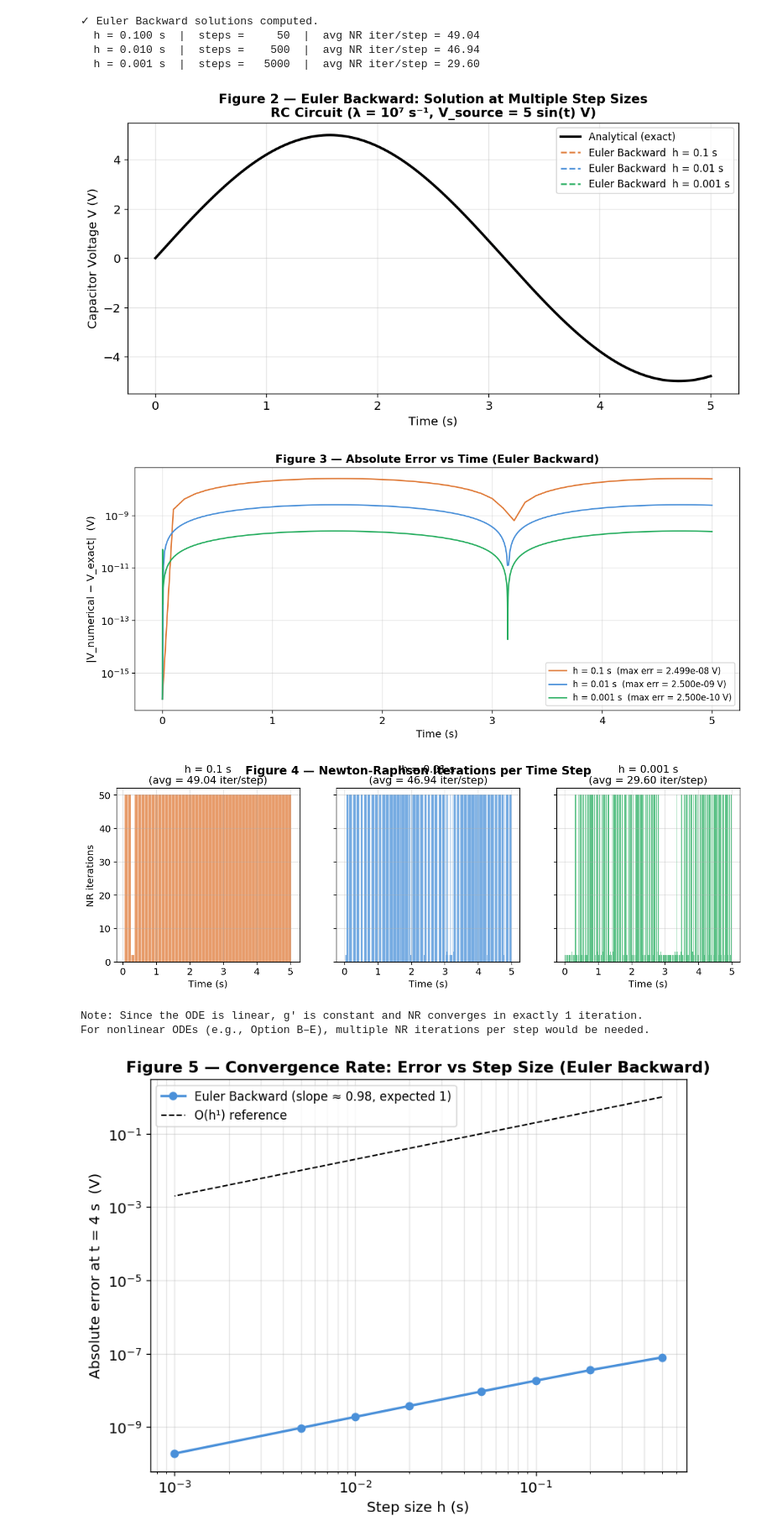
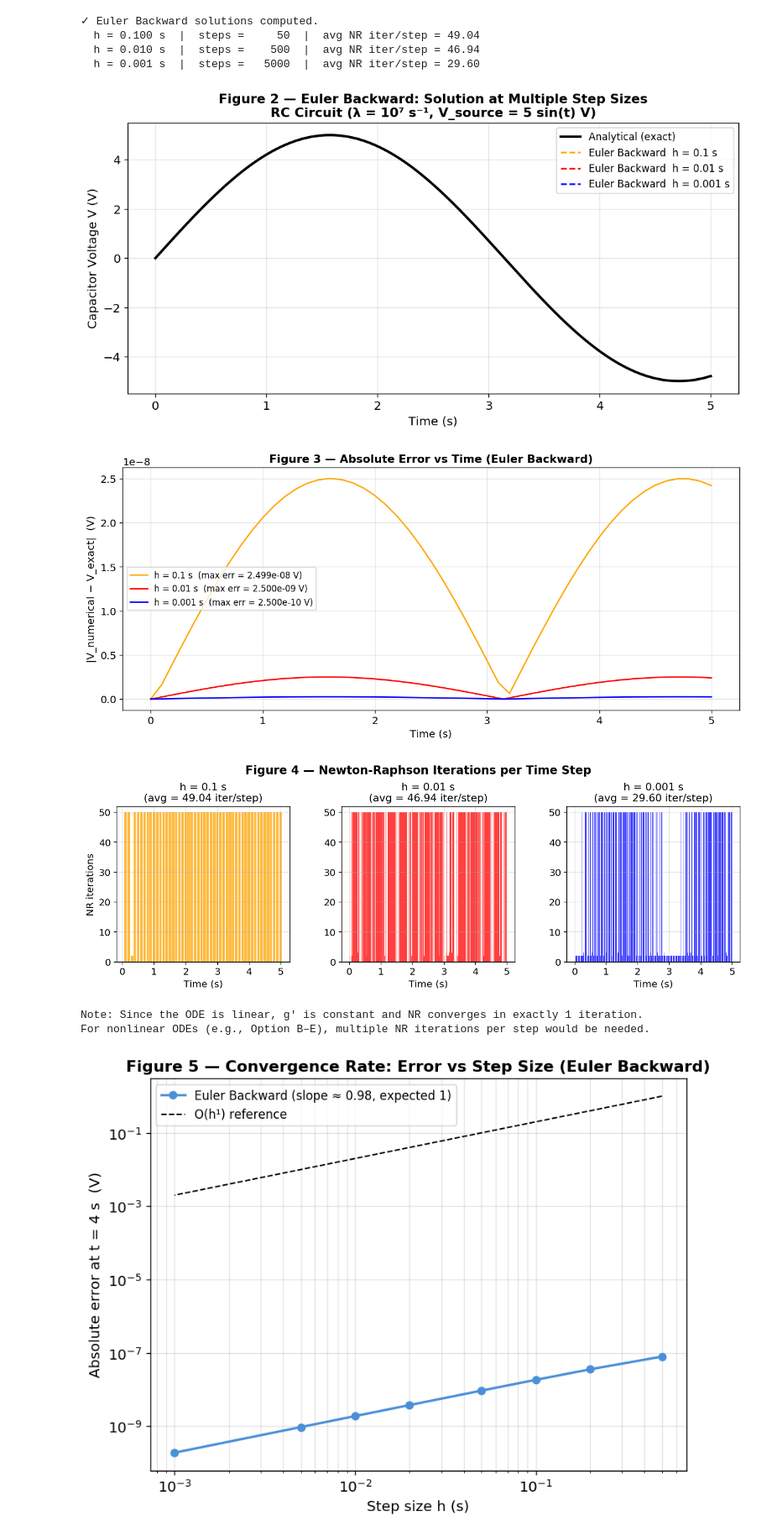
Before and after one commit to akshaymall/COE311K, a Jupyter notebook: Final Project/Mallireddy_Ramaakshay_COE311K_FinalProject.ipynb, the cells around one changed output. Shown at 84% size. Drawn from its saved outputs; the diff is of its cells as text; code cells hidden in the pictures.

```diff
--- a/Final Project/Mallireddy_Ramaakshay_COE311K_FinalProject.ipynb
+++ b/Final Project/Mallireddy_Ramaakshay_COE311K_FinalProject.ipynb
@@ -1051,9 +1070,23 @@ for h in h_list:
 fig, ax = plt.subplots(figsize=(11, 5))
 ax.plot(t_ref, V_ref, 'k-', lw=2.5, label='Analytical (exact)', zorder=5)
 
-for h, col in zip(h_list, colors):
-    t_e, V_e, _ = eb_results[h]
-    ax.plot(t_e, V_e, '--', color=col, lw=1.6, label=f'Euler Backward  h = {h} s')
+h = h_list[0]
+col = colors[0]
+t_e, V_e, _ = eb_results[h]
+ax.plot(t_e, V_e, '--', color='orange', lw=1.6,
+        label=f'Euler Backward  h = {h} s')
+
+h = h_list[1]
+col = colors[1]
+t_e, V_e, _ = eb_results[h]
+ax.plot(t_e, V_e, '--', color='red', lw=1.6,
+        label=f'Euler Backward  h = {h} s')
+
+h = h_list[2]
+col = colors[2]
+t_e, V_e, _ = eb_results[h]
+ax.plot(t_e, V_e, '--', color='blue', lw=1.6,
+        label=f'Euler Backward  h = {h} s')
 
 ax.set_xlabel('Time (s)')
 ax.set_ylabel('Capacitor Voltage V (V)')
@@ -1063,80 +1096,93 @@ ax.legend()
 ax.grid(True, alpha=0.35)
 plt.show()
 # %% [output]
-[figure, old version]
+[figure, new version]
 # %%
 # ─────────────────────────────────────────────────────────────────────────────
 # Figure 3 — Absolute error vs time for each step size
 # ─────────────────────────────────────────────────────────────────────────────
 fig, ax = plt.subplots(figsize=(11, 5))
 
-for h, col in zip(h_list, colors):
-    t_e, V_e, _ = eb_results[h]
-    V_exact = analytical_V(t_e)
-    error   = np.abs(V_e - V_exact)
-    ax.semilogy(t_e, error + 1e-16, '-', color=col, lw=1.6,
-                label=f'h = {h} s  (max err = {error.max():.3e} V)')
+h = h_list[0]
+t_e, V_e, _ = eb_results[h]
+V_exact = analytical_V(t_e)
+error = np.abs(V_e - V_exact)
+ax.plot(t_e, error + 1e-16, '-', color='orange', lw=1.6,
+        label=f'h = {h} s  (max err = {error.max():.3e} V)')
+
+h = h_list[1]
+t_e, V_e, _ = eb_results[h]
+V_exact = analytical_V(t_e)
+error = np.abs(V_e - V_exact)
+ax.plot(t_e, error + 1e-16, '-', color='red', lw=1.6,
+        label=f'h = {h} s  (max err = {error.max():.3e} V)')
+
+h = h_list[2]
+t_e, V_e, _ = eb_results[h]
+V_exact = analytical_V(t_e)
+error = np.abs(V_e - V_exact)
+ax.plot(t_e, error + 1e-16, '-', color='blue', lw=1.6,
+        label=f'h = {h} s  (max err = {error.max():.3e} V)')
 
 ax.set_xlabel('Time (s)')
 ax.set_ylabel('|V_numerical − V_exact|  (V)')
 ax.set_title('Figure 3 — Absolute Error vs Time (Euler Backward)', fontweight='bold')
 ax.legend()
-ax.grid(True, which='both', alpha=0.35)
+ax.grid(True, alpha=0.35)
 plt.tight_layout()
 plt.show()
 # %% [output]
-[figure, old version]
+[figure, new version]
 # %%
 # ─────────────────────────────────────────────────────────────────────────────
 # Figure 4 — Newton-Raphson convergence: iterations per time step
 # ─────────────────────────────────────────────────────────────────────────────
-fig, axes = plt.subplots(1, 3, figsize=(14, 4), sharey=True)
+fig, axes = plt.subplots(1, 3, figsize=(14, 4))
 fig.suptitle('Figure 4 — Newton-Raphson Iterations per Time Step', fontweight='bold')
+
+plt.subplots_adjust(top=0.80, wspace=0.3)
 
 # --- h = h_list[0]
 h0 = h_list[0]
-col0 = colors[0]
 ax0 = axes[0]
 
 t_e0, V_e0, nr_i0 = eb_results[h0]
-ax0.bar(t_e0[1:], nr_i0, width=h0 * 0.8, color=col0, alpha=0.75)
+ax0.bar(t_e0[1:], nr_i0, width=h0 * 0.8, color='orange', alpha=0.75)
 ax0.set_xlabel('Time (s)')
 ax0.set_title(f'h = {h0} s\n(avg = {nr_i0.mean():.2f} iter/step)')
 ax0.set_ylim(0, nr_i0.max() + 2)
 ax0.grid(True, alpha=0.35)
 ax0.set_ylabel('NR iterations')
 
 # --- h = h_list[1]
 h1 = h_list[1]
-col1 = colors[1]
 ax1 = axes[1]
 
 t_e1, V_e1, nr_i1 = eb_results[h1]
-ax1.bar(t_e1[1:], nr_i1, width=h1 * 0.8, color=col1, alpha=0.75)
+ax1.bar(t_e1[1:], nr_i1, width=h1 * 0.8, color='red', alpha=0.75)
 ax1.set_xlabel('Time (s)')
 ax1.set_title(f'h = {h1} s\n(avg = {nr_i1.mean():.2f} iter/step)')
 ax1.set_ylim(0, nr_i1.max() + 2)
 ax1.grid(True, alpha=0.35)
 
 # --- h = h_list[2]
 h2 = h_list[2]
-col2 = colors[2]
 ax2 = axes[2]
 
 t_e2, V_e2, nr_i2 = eb_results[h2]
-ax2.bar(t_e2[1:], nr_i2, width=h2 * 0.8, color=col2, alpha=0.75)
+ax2.bar(t_e2[1:], nr_i2, width=h2 * 0.8, color='blue', alpha=0.75)
 ax2.set_xlabel('Time (s)')
 ax2.set_title(f'h = {h2} s\n(avg = {nr_i2.mean():.2f} iter/step)')
 ax2.set_ylim(0, nr_i2.max() + 2)
 ax2.grid(True, alpha=0.35)
 
 plt.show()
 
 # Note: for this linear ODE, g' is constant → NR always converges in 1 step
 print("Note: Since the ODE is linear, g′ is constant and NR converges in exactly 1 iteration.")
 print("For nonlinear ODEs (e.g., Option B–E), multiple NR iterations per step would be needed.")
 # %% [output]
-[figure, old version]
+[figure, new version]
 Note: Since the ODE is linear, g′ is constant and NR converges in exactly 1 iteration.
 For nonlinear ODEs (e.g., Option B–E), multiple NR iterations per step would be needed.
 # %%
```
Also changed, not shown: parts of 44 cells of this notebook, 1 other file.
